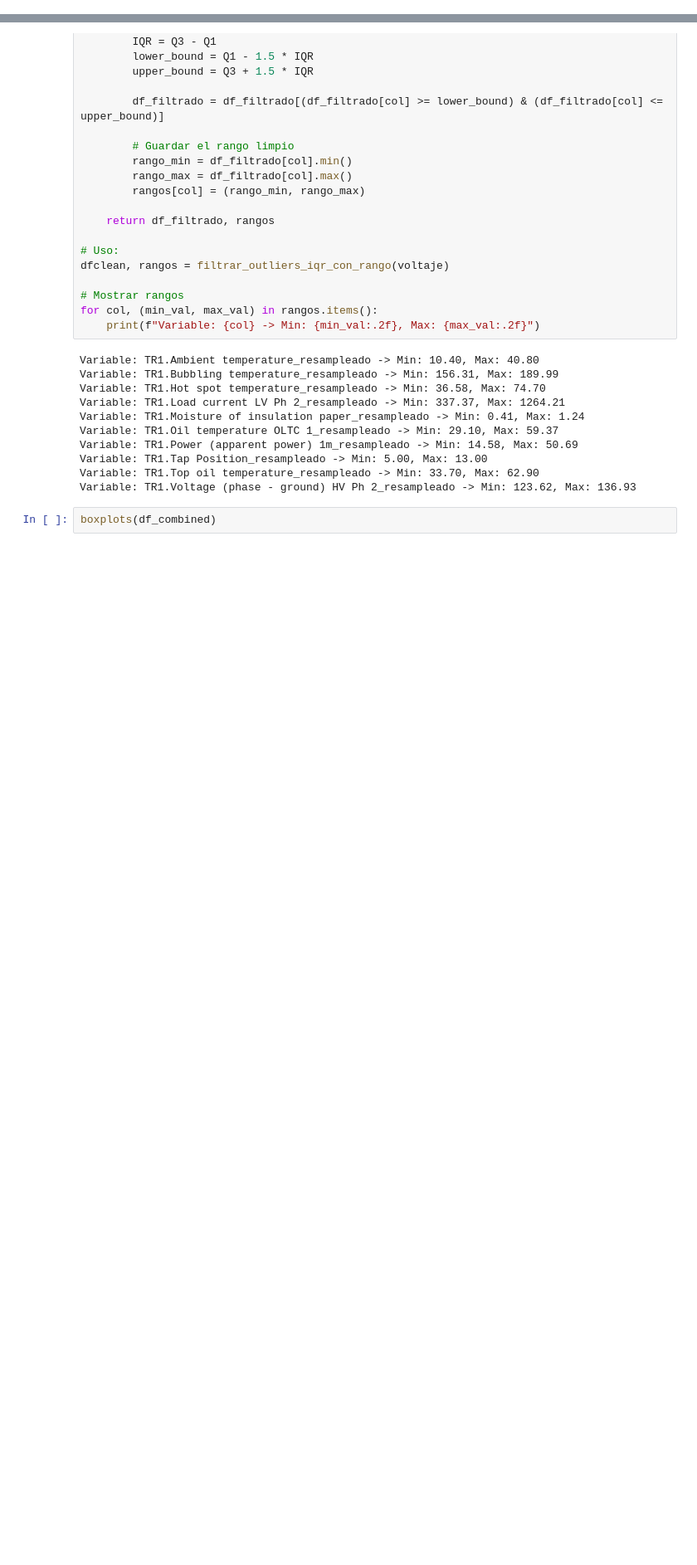
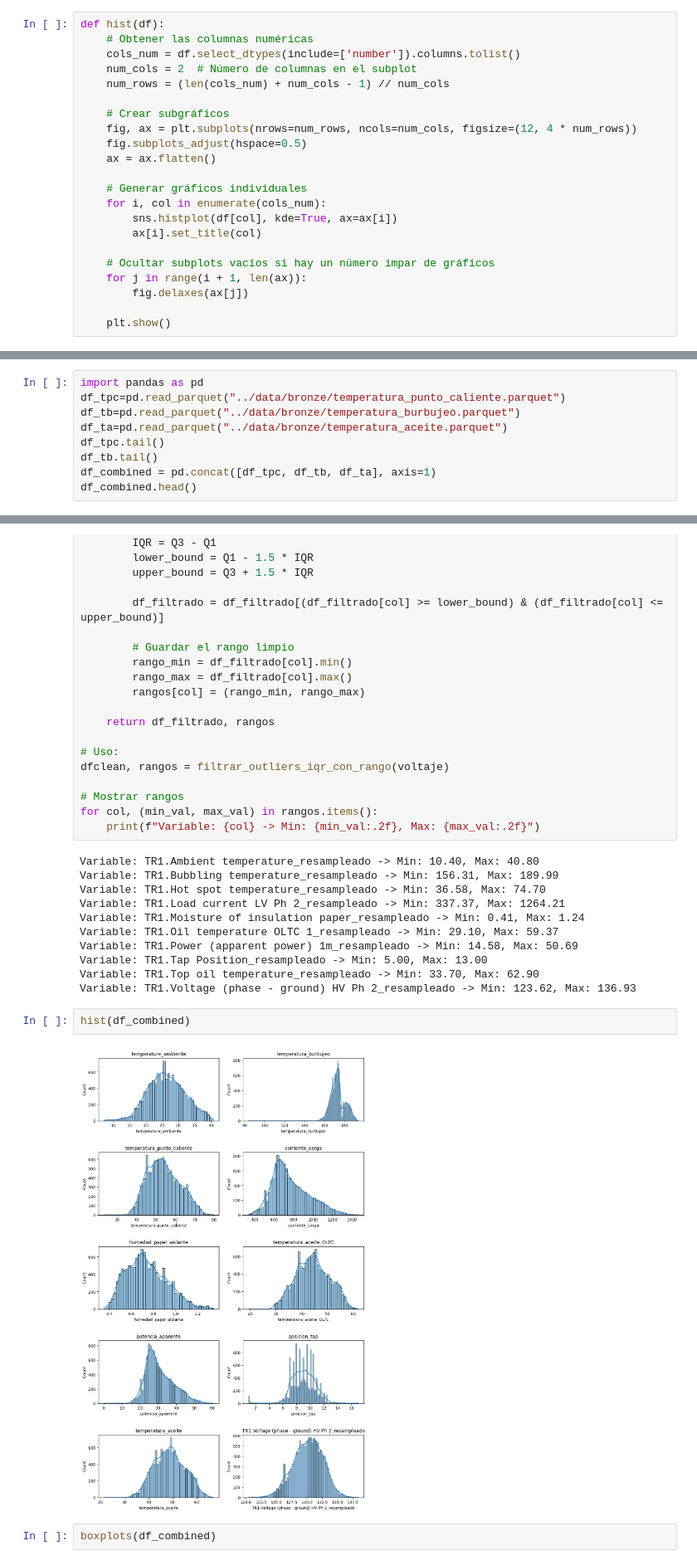
Before and after one commit to dannnmr/etl-predictivo, a Jupyter notebook: notebooks/transformacion.ipynb, the cells around one changed output, grey strips where cells are left out. Shown: that part at 83% size. Cells and saved outputs as stored; diff of their text form; blank space fills up the shorter version.

```diff
--- a/notebooks/transformacion.ipynb
+++ b/notebooks/transformacion.ipynb
@@ -119,3 +122,25 @@ def boxplots(df):
         fig.delaxes(ax[j])
 
     plt.show()
+# %%
+def hist(df):
+    # Obtener las columnas numéricas
+    cols_num = df.select_dtypes(include=['number']).columns.tolist()
+    num_cols = 2  # Número de columnas en el subplot
+    num_rows = (len(cols_num) + num_cols - 1) // num_cols
+
+    # Crear subgráficos
+    fig, ax = plt.subplots(nrows=num_rows, ncols=num_cols, figsize=(12, 4 * num_rows))
+    fig.subplots_adjust(hspace=0.5)
+    ax = ax.flatten()
+
+    # Generar gráficos individuales
+    for i, col in enumerate(cols_num):
+        sns.histplot(df[col], kde=True, ax=ax[i])
+        ax[i].set_title(col)
+
+    # Ocultar subplots vacíos si hay un número impar de gráficos
+    for j in range(i + 1, len(ax)):
+        fig.delaxes(ax[j])
+
+    plt.show()
@@ -121,0 +177,9 @@ def boxplots(df):
+# %%
+import pandas as pd
+df_tpc=pd.read_parquet("../data/bronze/temperatura_punto_caliente.parquet")
+df_tb=pd.read_parquet("../data/bronze/temperatura_burbujeo.parquet")
+df_ta=pd.read_parquet("../data/bronze/temperatura_aceite.parquet")
+df_tpc.tail()
+df_tb.tail()
+df_combined = pd.concat([df_tpc, df_tb, df_ta], axis=1)
+df_combined.head()
@@ -184,6 +403,10 @@ Variable: TR1.Power (apparent power) 1m_resampleado -> Min: 14.58, Max: 50.69
 Variable: TR1.Tap Position_resampleado -> Min: 5.00, Max: 13.00
 Variable: TR1.Top oil temperature_resampleado -> Min: 33.70, Max: 62.90
 Variable: TR1.Voltage (phase - ground) HV Ph 2_resampleado -> Min: 123.62, Max: 136.93
+# %%
+hist(df_combined)
+# %% [output]
+[figure, added]
 # %%
 boxplots(df_combined)
 # %% [output]
```
Also changed, not shown: parts of 19 cells of this notebook, 14 other files.
